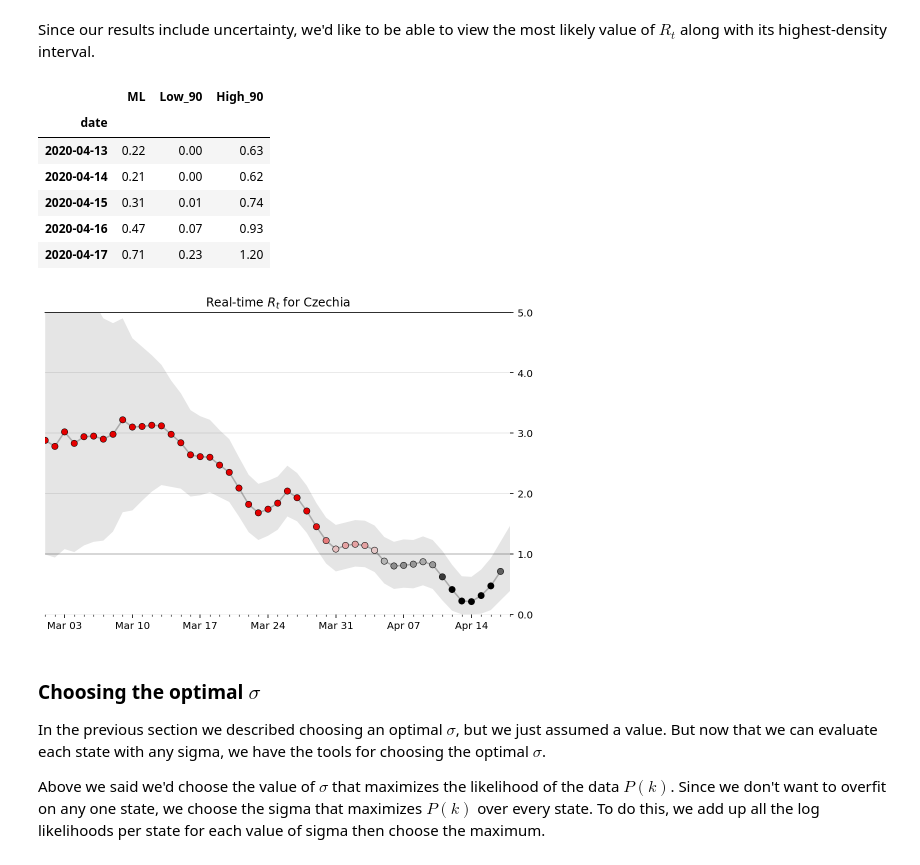
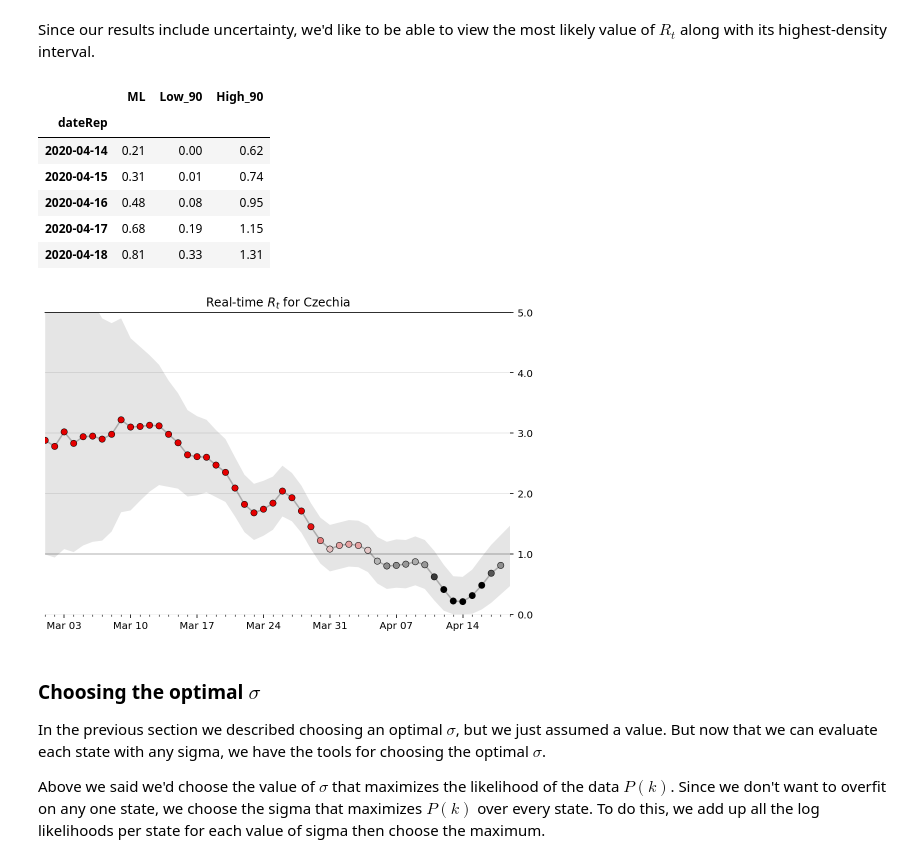
Before and after one commit to johnmcclean/covid-19, a Jupyter notebook: Realtime R0.ipynb, the cells around one changed output. Saved outputs shown, nothing was run; the diff lists cells and outputs as text; code cells hidden in the pictures.

```diff
--- a/Realtime R0.ipynb
+++ b/Realtime R0.ipynb
@@ -269,11 +269,17 @@ We can see that the most likely value of $R_t$ changes with time and the highest
 
 Load World Data case data from the ECDC archive
 # %%
-raw = pd.read_csv("download",
+raw = pd.read_csv("~/download",
                      usecols=[0,4, 6],
                      index_col=['countriesAndTerritories', 'dateRep'],
-                     parse_dates=['dateRep'],
+                     parse_dates=['dateRep'],dayfirst=True,
                      squeeze=True).sort_index()
+
+raw = raw.loc[["Austria","Belgium","Bulgaria",
+                    "Croatia","Cyprus","Czechia","Denmark","Estonia",
+                        "Finland,","France","Germany","Greece","Hungary","Ireland",
+                        "Italy","Latvia","Lithuania","Luxembourg","Malta","Netherlands",
+                        "Poland","Portugal","Romania","Slovakia","Slovenia","Spain","Sweden","United_Kingdom"]]
 # %%
 states = raw.groupby('countriesAndTerritories').cumsum()
 # %%
@@ -480,12 +484,12 @@ result = pd.concat([most_likely, hdis], axis=1)
 result.tail()
 # %% [output]
 |  | ML | Low_90 | High_90 |
-| date |  |  |  |
-| 2020-04-13 | 0.22 | 0.00 | 0.63 |
+| dateRep |  |  |  |
 | 2020-04-14 | 0.21 | 0.00 | 0.62 |
 | 2020-04-15 | 0.31 | 0.01 | 0.74 |
-| 2020-04-16 | 0.47 | 0.07 | 0.93 |
-| 2020-04-17 | 0.71 | 0.23 | 1.20 |
+| 2020-04-16 | 0.48 | 0.08 | 0.95 |
+| 2020-04-17 | 0.68 | 0.19 | 1.15 |
+| 2020-04-18 | 0.81 | 0.33 | 1.31 |
 # %%
 def plot_rt(result, ax, state_name):
 
@@ -501,7 +505,7 @@ def plot_rt(result, ax, state_name):
     ])
     color_mapped = lambda y: np.clip(y, .5, 1.5)-.5
 
-    index = result['ML'].index.get_level_values('date')
+    index = result['ML'].index.get_level_values('dateRep')
     values = result['ML'].values
 
     # Plot dots and line
@@ -535,35 +539,35 @@ def plot_rt(result, ax, state_name):
                     lw=0,
                     zorder=3)
 
     ax.axhline(1.0, c='k', lw=1, label='$R_t=1.0$', alpha=.25);
 
     # Formatting
     ax.xaxis.set_major_locator(mdates.MonthLocator())
     ax.xaxis.set_major_formatter(mdates.DateFormatter('%b'))
     ax.xaxis.set_minor_locator(mdates.DayLocator())
 
     ax.yaxis.set_major_locator(ticker.MultipleLocator(1))
     ax.yaxis.set_major_formatter(ticker.StrMethodFormatter("{x:.1f}"))
     ax.yaxis.tick_right()
     ax.spines['left'].set_visible(False)
     ax.spines['bottom'].set_visible(False)
     ax.spines['right'].set_visible(False)
     ax.margins(0)
     ax.grid(which='major', axis='y', c='k', alpha=.1, zorder=-2)
     ax.margins(0)
     ax.set_ylim(0.0, 5.0)
-    ax.set_xlim(pd.Timestamp('2020-03-01'), result.index.get_level_values('date')[-1]+pd.Timedelta(days=1))
+    ax.set_xlim(pd.Timestamp('2020-03-01'), result.index.get_level_values('dateRep')[-1]+pd.Timedelta(days=1))
     fig.set_facecolor('w')
 
 
 fig, ax = plt.subplots(figsize=(600/72,400/72))
 
 plot_rt(result, ax, state_name)
 ax.set_title(f'Real-time $R_t$ for {state_name}')
 ax.xaxis.set_major_locator(mdates.WeekdayLocator())
 ax.xaxis.set_major_formatter(mdates.DateFormatter('%b %d'))
 # %% [output]
-[figure, old version]
+[figure, new version]
 # %% [markdown]
 ### Choosing the optimal $\sigma$
 
```
Also changed, not shown: parts of 12 cells of this notebook.
